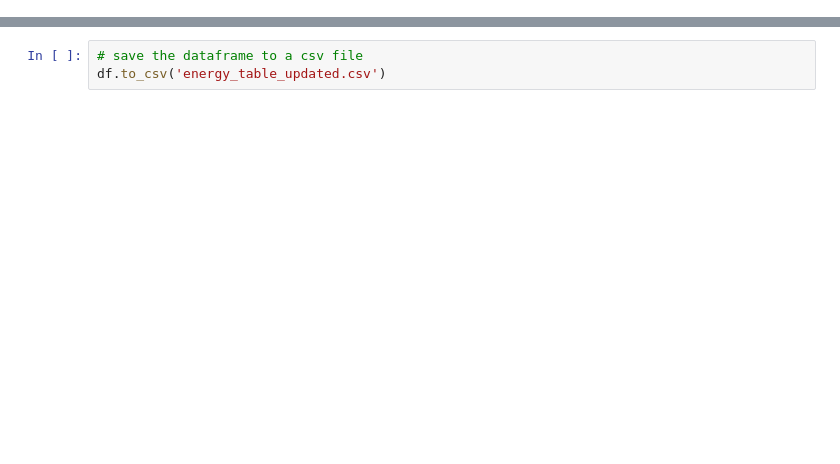
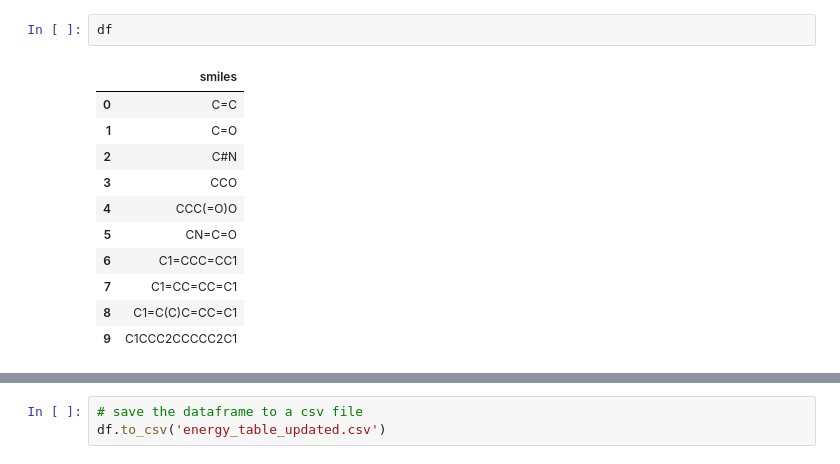
Before and after one commit to cl6661/comp-lab-class, a Jupyter notebook: Week11/energy_table.ipynb, the cells around one changed output, grey strips where cells are left out. Drawn from its saved outputs; the diff is of its cells as text; blank space fills up the shorter version.

```diff
--- a/Week11/energy_table.ipynb
+++ b/Week11/energy_table.ipynb
@@ -32 +30,15 @@ C=O
 [figure]
+# %%
+df
+# %% [output]
+|  | smiles |
+| 0 | C=C |
+| 1 | C=O |
+| 2 | C#N |
+| 3 | CCO |
+| 4 | CCC(=O)O |
+| 5 | CN=C=O |
+| 6 | C1=CCC=CC1 |
+| 7 | C1=CC=CC=C1 |
+| 8 | C1=C(C)C=CC=C1 |
+| 9 | C1CCC2CCCCC2C1 |
```
Also changed, not shown: parts of 10 cells of this notebook, 8 other files.
